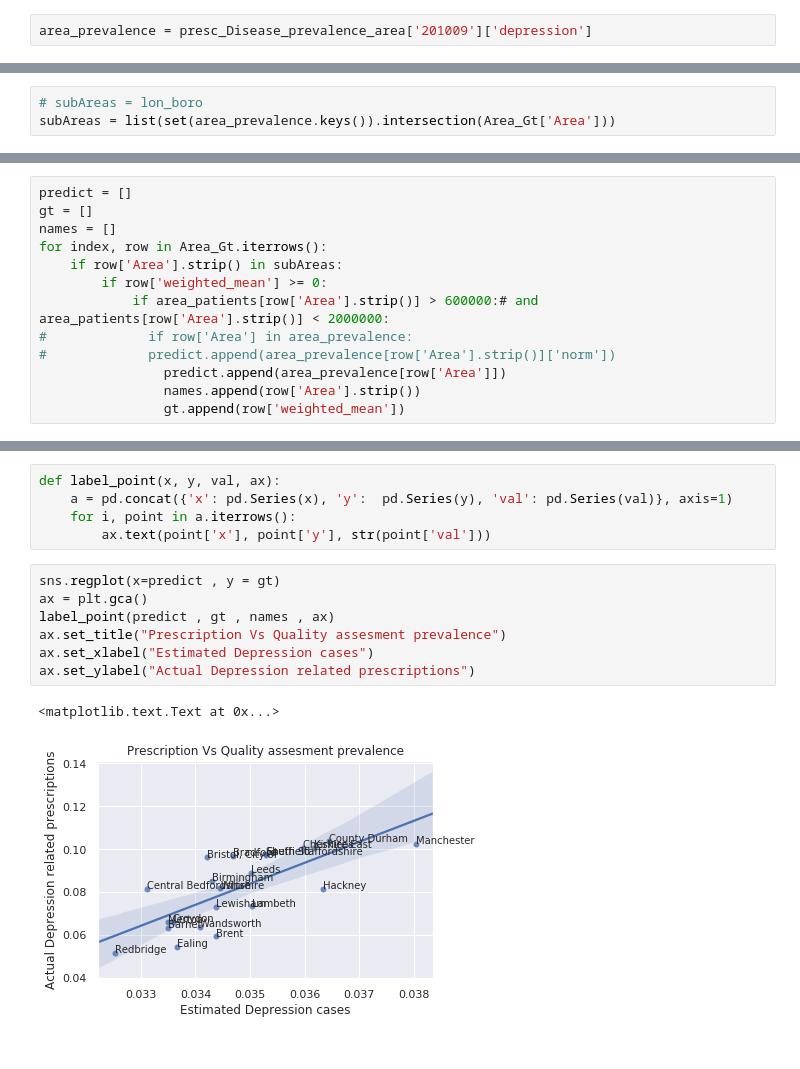
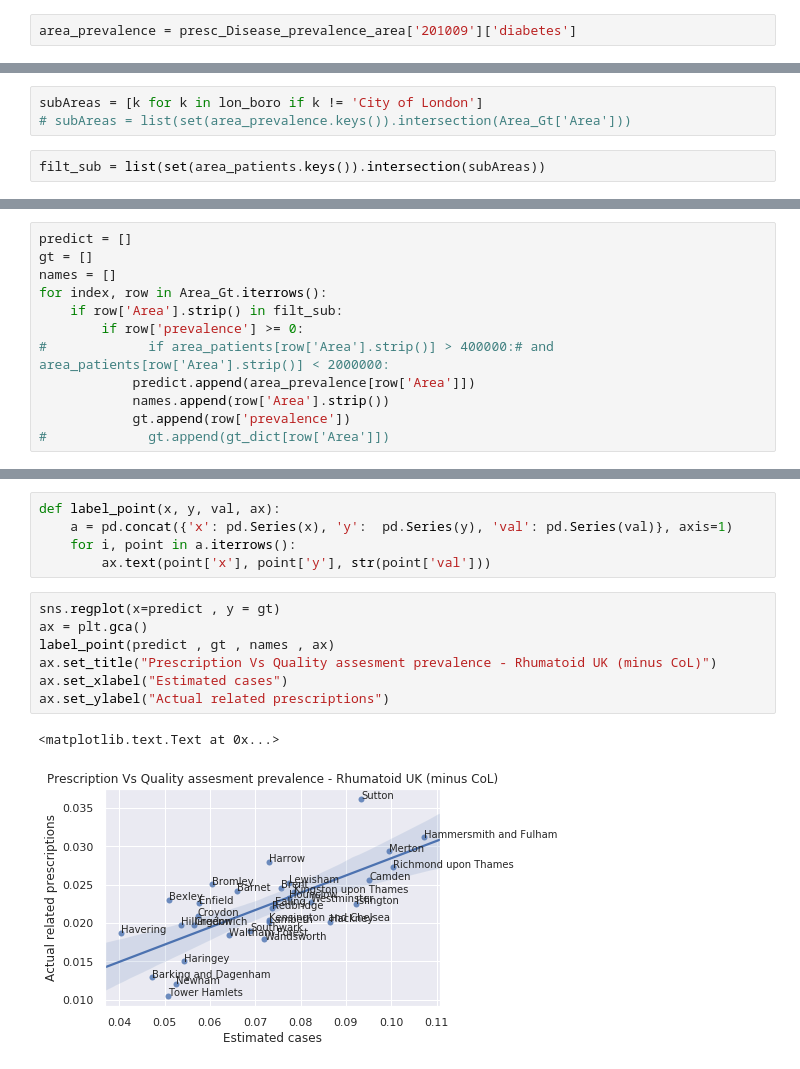
Before and after one commit to sagarjoglekar/2019_Health_Prescribe, a Jupyter notebook: AreaPrevalence_conditional.ipynb, the cells around one changed output, grey strips where cells are left out. Cells and saved outputs as stored; diff of their text form.

Commit message:
Finalize prevalence method

```diff
--- a/AreaPrevalence_conditional.ipynb
+++ b/AreaPrevalence_conditional.ipynb
@@ -121,7 +143,7 @@ Area_Gt = pd.read_csv('../BL_Work/prevalence_LA_level/DEP_LA_level.csv')
 # %%
 %store -r lon_boro
 # %%
-area_prevalence = presc_Disease_prevalence_area['201009']['depression']
+area_prevalence = presc_Disease_prevalence_area['201009']['diabetes']
 # %%
 presc_Disease_prevalence_area['201009'].keys()
 # %% [output]
@@ -166,3 +172,5 @@ list(set(area_prevalence.keys()).intersection(Area_Gt['Area']))
 # %%
-# subAreas = lon_boro
-subAreas = list(set(area_prevalence.keys()).intersection(Area_Gt['Area']))
+subAreas = [k for k in lon_boro if k != 'City of London']
+# subAreas = list(set(area_prevalence.keys()).intersection(Area_Gt['Area']))
+# %%
+filt_sub = list(set(area_patients.keys()).intersection(subAreas))
@@ -171,14 +207,13 @@ predict = []
 gt = []
 names = []
 for index, row in Area_Gt.iterrows():
-    if row['Area'].strip() in subAreas:
-        if row['weighted_mean'] >= 0:
-            if area_patients[row['Area'].strip()] > 600000:# and area_patients[row['Area'].strip()] < 2000000:
-#             if row['Area'] in area_prevalence:
-#             predict.append(area_prevalence[row['Area'].strip()]['norm'])
-                predict.append(area_prevalence[row['Area']])
-                names.append(row['Area'].strip())
-                gt.append(row['weighted_mean'])
+    if row['Area'].strip() in filt_sub:
+        if row['prevalence'] >= 0:
+#             if area_patients[row['Area'].strip()] > 400000:# and area_patients[row['Area'].strip()] < 2000000:
+            predict.append(area_prevalence[row['Area']])
+            names.append(row['Area'].strip())
+            gt.append(row['prevalence'])
+#             gt.append(gt_dict[row['Area']])
 # %%
 pearsonr(predict,gt)
 # %% [output]
@@ -191,10 +226,10 @@ def label_point(x, y, val, ax):
 # %%
 sns.regplot(x=predict , y = gt)
 ax = plt.gca()
 label_point(predict , gt , names , ax)
-ax.set_title("Prescription Vs Quality assesment prevalence")
-ax.set_xlabel("Estimated Depression cases")
-ax.set_ylabel("Actual Depression related prescriptions")
+ax.set_title("Prescription Vs Quality assesment prevalence - Rhumatoid UK (minus CoL)")
+ax.set_xlabel("Estimated cases")
+ax.set_ylabel("Actual related prescriptions")
 # %% [output]
 <matplotlib.text.Text at 0x...>
-[figure, old version]
+[figure, new version]
```
Also changed, not shown: parts of 14 cells of this notebook, 4 other files.
